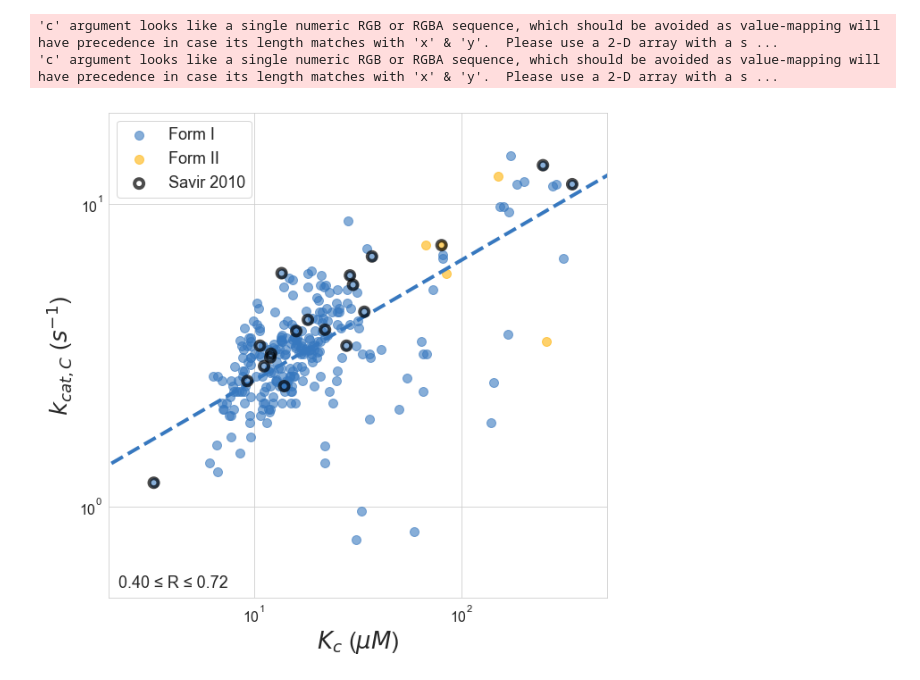
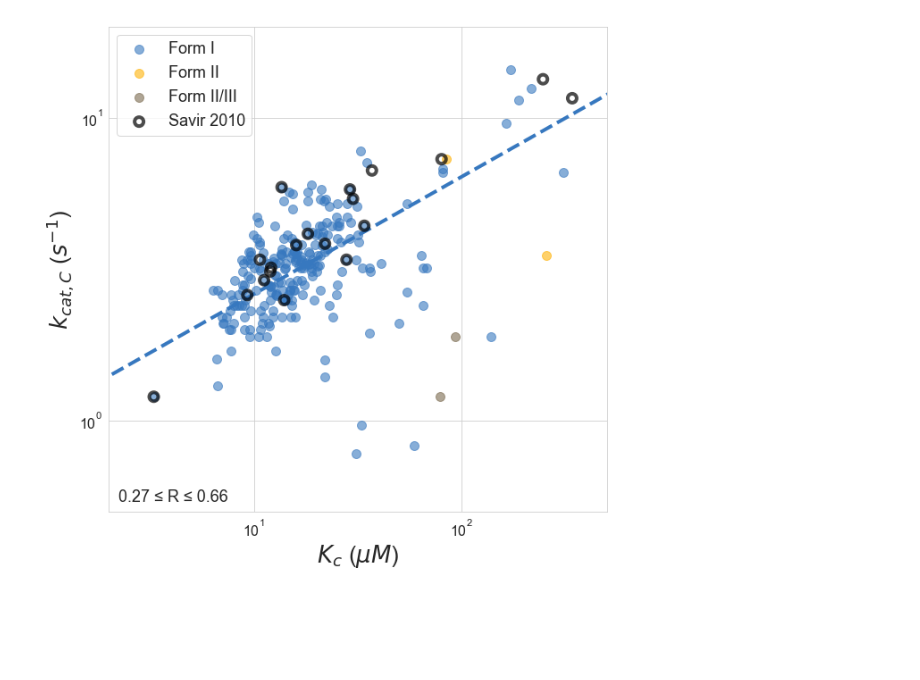
Before and after one commit to flamholz/rubisco, a Jupyter notebook: notebooks/Figure4 Previous kcatC Correlations.ipynb, the cells around one changed output. Drawn from its saved outputs; the diff is of its cells as text; code cells hidden in the pictures; blank space fills up the shorter version.

```diff
--- a/notebooks/Figure4 Previous kcatC Correlations.ipynb
+++ b/notebooks/Figure4 Previous kcatC Correlations.ipynb
@@ -123 +78,14 @@ plt.show()
+# %%
+# Central correlation of Tcherkez2006 is S vs vC.
+# Plot data from Savir separate from new data.
+
+# S vs. vC correlation for all data rubiscos
+Ss = np.log(merged_kin_df.S)
+vCs = np.log(merged_kin_df.vC)
+exponent, prefactor, r2 = power_laws.fit_power_law_odr(Ss, vCs)
+
+# S vs. vC correlation for all data rubiscos
+Ss_savir = np.log(savir_df.S)
+vCs_savir = np.log(savir_df.vC)
+exp_sav, pre_sav, r2_sav = power_laws.fit_power_law_odr(Ss_savir, vCs_savir)
 # %%
@@ -158,20 +126,18 @@ groups = {'1': 'I',
           '3': 'III'}
 
 for i, (group, gdf) in enumerate(grouped_form):
-    if group not in '12':
+    if group == '3':
         continue
 
     label = 'Form %s' % groups[group]
     c = named_colors[i]
-    plt.scatter(gdf.S, gdf.vC, c=c, s=100, label=label, alpha=0.6)
+    plt.scatter(gdf.S, gdf.vC, c=[c], s=100, label=label, alpha=0.6)
 
-xs = np.arange(10, 300, 1)
-predicted_ys_sav = np.power(xs, exp_sav) * pre_sav
-#plt.plot(xs, predicted_ys_sav, ls='--', c='grey', lw=2)
 
 # Plot regression of S vs vC
-all_FIs = raw_kin_df[raw_kin_df.isoform == '1']
+all_FIs = merged_kin_df[merged_kin_df.isoform == '1']
 c = matplotlib.colors.rgb2hex(named_colors[0])
+xs = np.arange(10, 300, 1)
 power_laws.plot_bootstrapped_ci(xs, exps, pres, figure=figure, color=c, plot_range=False, lw=4)
 
 # Show savir data with an outline
@@ -205,8 +169,8 @@ seaborn.set_style('whitegrid')
 plt.xscale('log')
 plt.yscale('log')
 
-F1_data = raw_kin_df[raw_kin_df.isoform == '1']
-F2_data = raw_kin_df[raw_kin_df.isoform == '2']
+F1_data = merged_kin_df[merged_kin_df.isoform == '1']
+F2_data = merged_kin_df[merged_kin_df.isoform == '2']
 
 group_mapping = {'C3 plants': 'C3 plants',
                  'C3-C4 plants': 'C3-C4 plants',
@@ -235,7 +199,6 @@ for i, (group, gdf) in enumerate(grouped_taxa):
     c = seaborn.xkcd_rgb[cname]
     plt.scatter(gdf.S, gdf.vC, c=c, s=100, label=group, alpha=0.7)
 
-
 f2_color = 'dusty purple'
 c = seaborn.xkcd_rgb[f2_color]
 plt.scatter(F2_data.S, F2_data.vC, c=c, s=100, label='Proteobacteria FII', alpha=0.7)
@@ -343,5 +261,5 @@ plt.show()
 # %%
-all_FIs = raw_kin_df[raw_kin_df.isoform == '1']
+all_FIs = merged_kin_df[merged_kin_df.isoform == '1']
 exps, pres, rs = power_laws.bootstrap_power_law_odr(
     all_FIs.KC, all_FIs.vC, fraction=0.9, rounds=10000)
 
@@ -378,45 +296,43 @@ groups = {'1': 'I',
           '3': 'III'}
 
 for i, (group, gdf) in enumerate(grouped_form):
-    if group not in '12':
+    if group == '3':
         continue
 
     label = 'Form %s' % groups[group]
     c = named_colors[i]
-    plt.scatter(gdf.KC, gdf.vC, c=c, s=100, label=label, alpha=0.6)
+    plt.scatter(gdf.KC, gdf.vC, color=[c], s=100, label=label, alpha=0.6)
 
 # Plot our own regression and CI - removed for now til I fix the plotting
 xs = np.arange(1e0, 1e3, 0.01)
 c = matplotlib.colors.rgb2hex(named_colors[0])
 power_laws.plot_bootstrapped_ci(xs, exps, pres, figure=figure, color=c, plot_range=False, lw=4)
 
 # Savir 2010 says Kc = 1.32 * Vc^2.03
 # Therefore Vc = (Kc/1.32)^(1/2.03)
 xs = np.arange(2, 1000, 5)
 projected_Vcs = np.power(xs/1.32, 1.0/2.03)
 #plt.plot(xs, projected_Vcs, ls='--', c='grey', lw=2)
 
 # Show savir data with an outline
 plt.scatter(savir_df.KC, savir_df.vC, c='None', edgecolors='k',
             linewidths=4, s=100, label='Savir 2010', alpha=0.7, zorder=10)
 
 plt.text(0.02, 0.02, u'%.2f ≤ R ≤ %.2f' % (rs_interval[0], rs_interval[1]),
          transform=figure.axes[0].transAxes, fontsize=18)
 
 plt.legend(loc=2, fontsize=18, frameon=True)
 plt.xlabel('$K_c$ ($\mu M$)', fontsize=26)
 plt.ylabel('$k_{cat,C}$ ($s^{-1}$)', fontsize=26)
 plt.xticks(fontsize=16)
 plt.yticks(fontsize=16)
 
 plt.ylim(5e-1, 20)
 plt.xlim(2, 5e2)
 
 plt.savefig('fig4/fig4_kcatC_KC_corr_FI.svg')
 plt.savefig('fig4/fig4_kcatC_KC_corr_FI.png', dpi=600)
 
 plt.show()
 # %% [output]
-'c' argument looks like a single numeric RGB or RGBA sequence, which should be avoided as value-mapping will have precedence in case its length matches with 'x' & 'y'.  Please use a 2-D array with a s ...
-'c' argument looks like a single numeric RGB or RGBA sequence, which should be avoided as value-mapping will have precedence in case its length matches with 'x' & 'y'.  Please use a 2-D array with a s ...
-[figure, old version]
+[figure, new version]
```
Also changed, not shown: parts of 12 cells of this notebook, 25 other files.
